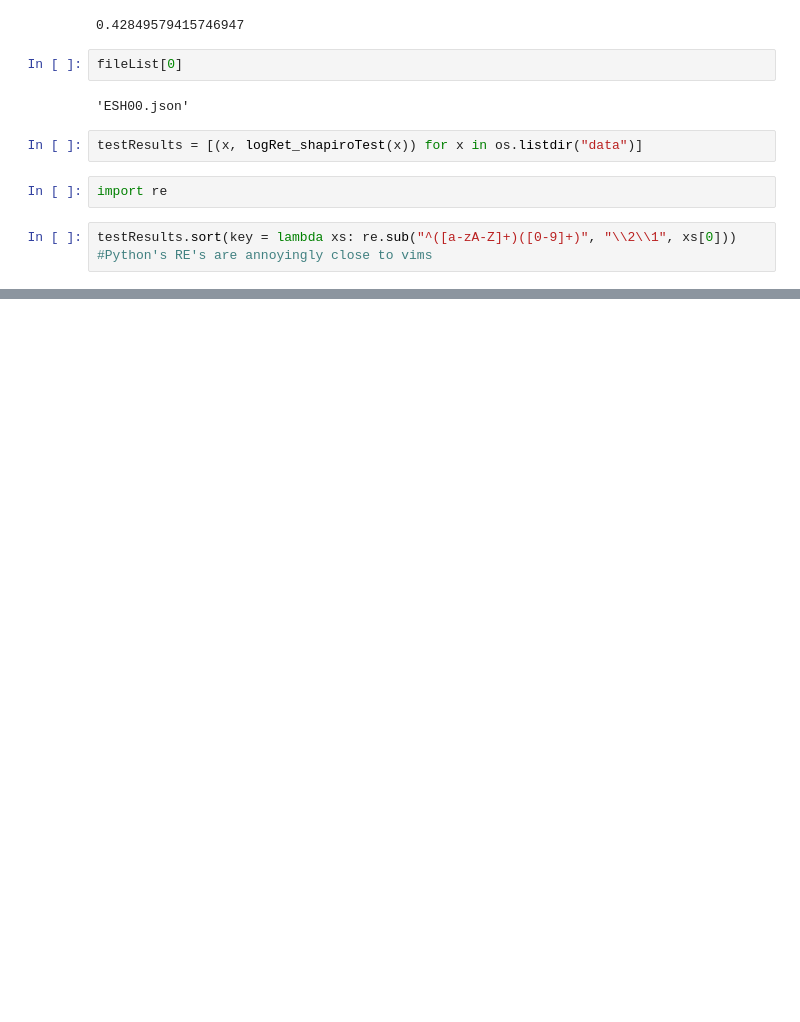
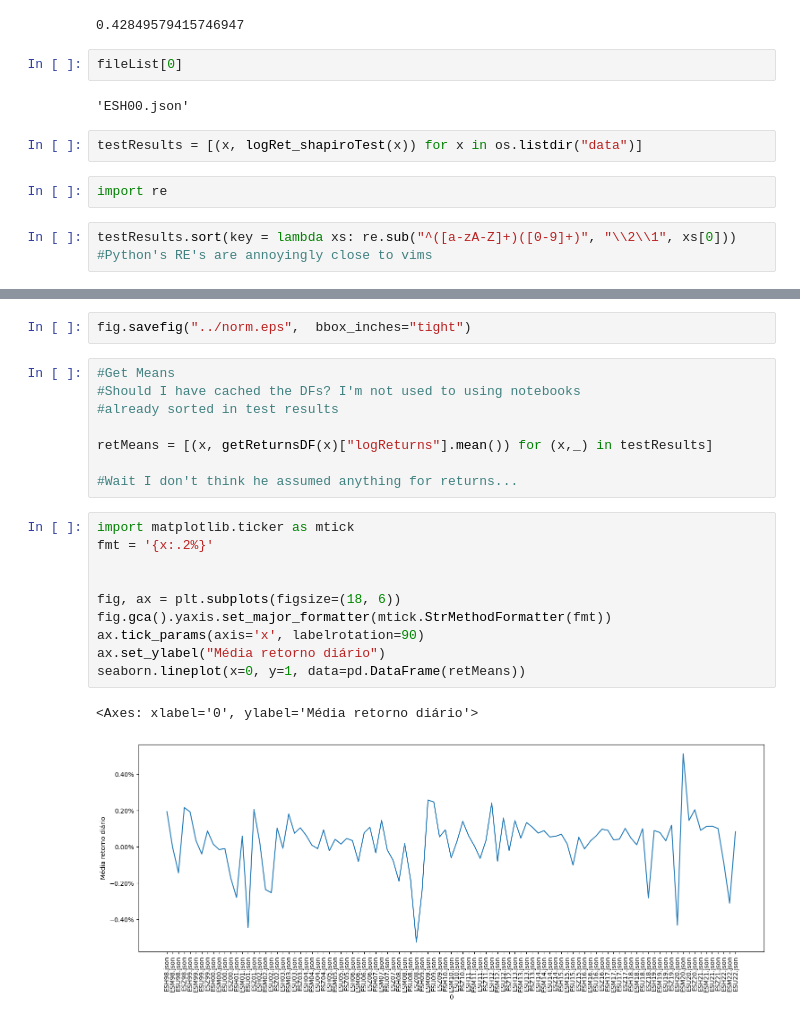
Before and after one commit to fgDotTex/EO_Black76_AssumptionTesting, a Jupyter notebook: BlackModel_AssumptionTesting.ipynb, the cells around one changed output, grey strips where cells are left out. Cells and saved outputs as stored; diff of their text form; blank space fills up the shorter version.

```diff
--- a/BlackModel_AssumptionTesting.ipynb
+++ b/BlackModel_AssumptionTesting.ipynb
@@ -209,0 +235,23 @@ infractors
+# %%
+fig.savefig("../norm.eps",  bbox_inches="tight")
+# %%
+#Get Means
+#Should I have cached the DFs? I'm not used to using notebooks
+#already sorted in test results
+
+retMeans = [(x, getReturnsDF(x)["logReturns"].mean()) for (x,_) in testResults]
+
+#Wait I don't think he assumed anything for returns...
+# %%
+import matplotlib.ticker as mtick
+fmt = '{x:.2%}'
+
+
+fig, ax = plt.subplots(figsize=(18, 6))
+fig.gca().yaxis.set_major_formatter(mtick.StrMethodFormatter(fmt))
+ax.tick_params(axis='x', labelrotation=90)
+ax.set_ylabel("Média retorno diário")
+seaborn.lineplot(x=0, y=1, data=pd.DataFrame(retMeans))
+# %% [output]
+<Axes: xlabel='0', ylabel='Média retorno diário'>
+[figure, added]
```
Also changed, not shown: parts of 13 cells of this notebook.
